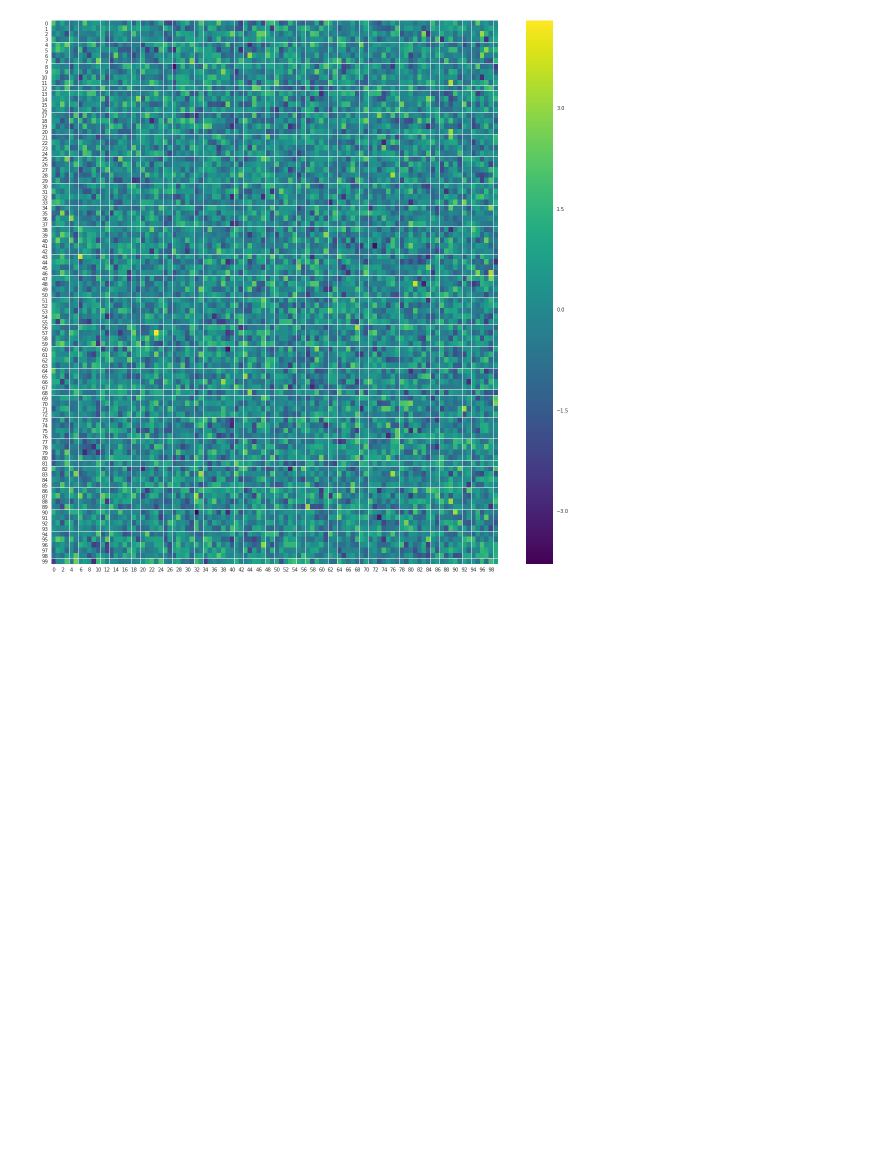
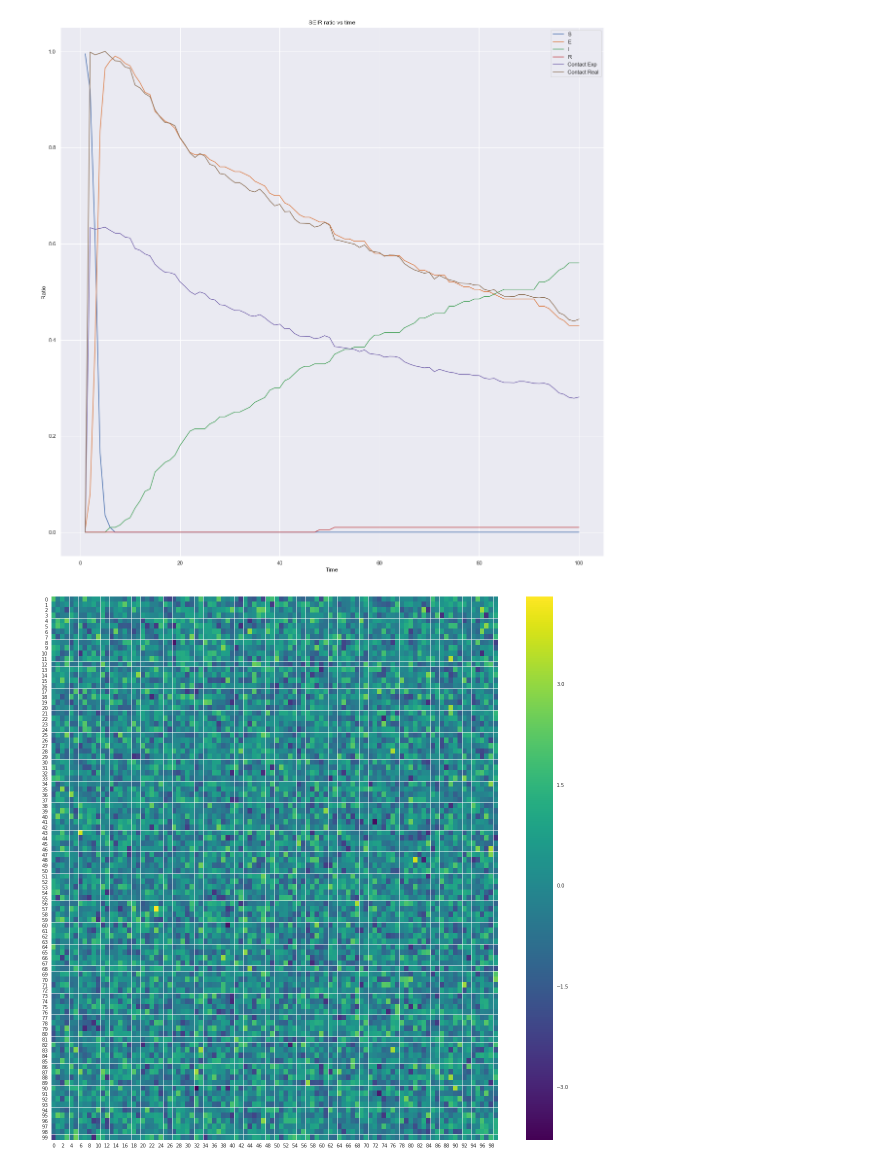
Before and after one commit to jligm-hash/5003grpProjects, a Jupyter notebook: totalMixModel.ipynb, the cells around one changed output. Saved outputs shown, nothing was run; the diff lists cells and outputs as text; code cells hidden in the pictures; blank space fills up the shorter version.

Commit message:
Update total mix

```diff
--- a/totalMixModel.ipynb
+++ b/totalMixModel.ipynb
@@ -203,35 +207,37 @@ while(True):
     resContactList.append(contactCount)
 # %%
 # demo the output
-totalMaxContact = nCr(agentNum, 2)
+totalMaxContact = agentNum*(agentNum-1)/2#nCr(agentNum, 2)
 expectedMaxContactRatio = [i/totalMaxContact for i in resContactList]
 totalMaxContact =max(resContactList)
 realMaxContactRatio = [i/totalMaxContact for i in resContactList]
 
 fig, ax = plt.subplots(nrows=1, ncols=1,facecolor='white')
 plt.title('SEIR ratio vs time')
 plt.xlabel('Time')
 plt.ylabel('Ratio')
 ax.plot(resTime,resSList, label='S')
 ax.plot(resTime,resEList, label='E')
 ax.plot(resTime,resIList, label='I')
 ax.plot(resTime,resRList, label='R')
 ax.plot(resTime,expectedMaxContactRatio, label='Contact Exp')
 ax.plot(resTime,realMaxContactRatio, label='Contact Real')
 plt.legend()
 plt.show()
 ax.patch.set_facecolor('white')
 # plt.title('SEIR ratio vs time')
 # plt.xlabel('Time')
 # plt.ylabel('Ratio')
 # plt.plot(resTime,resSList, label='S')
 # plt.plot(resTime,resEList, label='E')
 # plt.plot(resTime,resIList, label='I')
 # plt.plot(resTime,resRList, label='R')
 # plt.plot(resTime,expectedMaxContactRatio, label='Contact Exp')
 # plt.plot(resTime,realMaxContactRatio, label='Contact Real')
 # plt.legend()
 # plt.show()
+# %% [output]
+[figure, added]
 # %%
 # write the output
 
```
Also changed, not shown: parts of 6 cells of this notebook.
